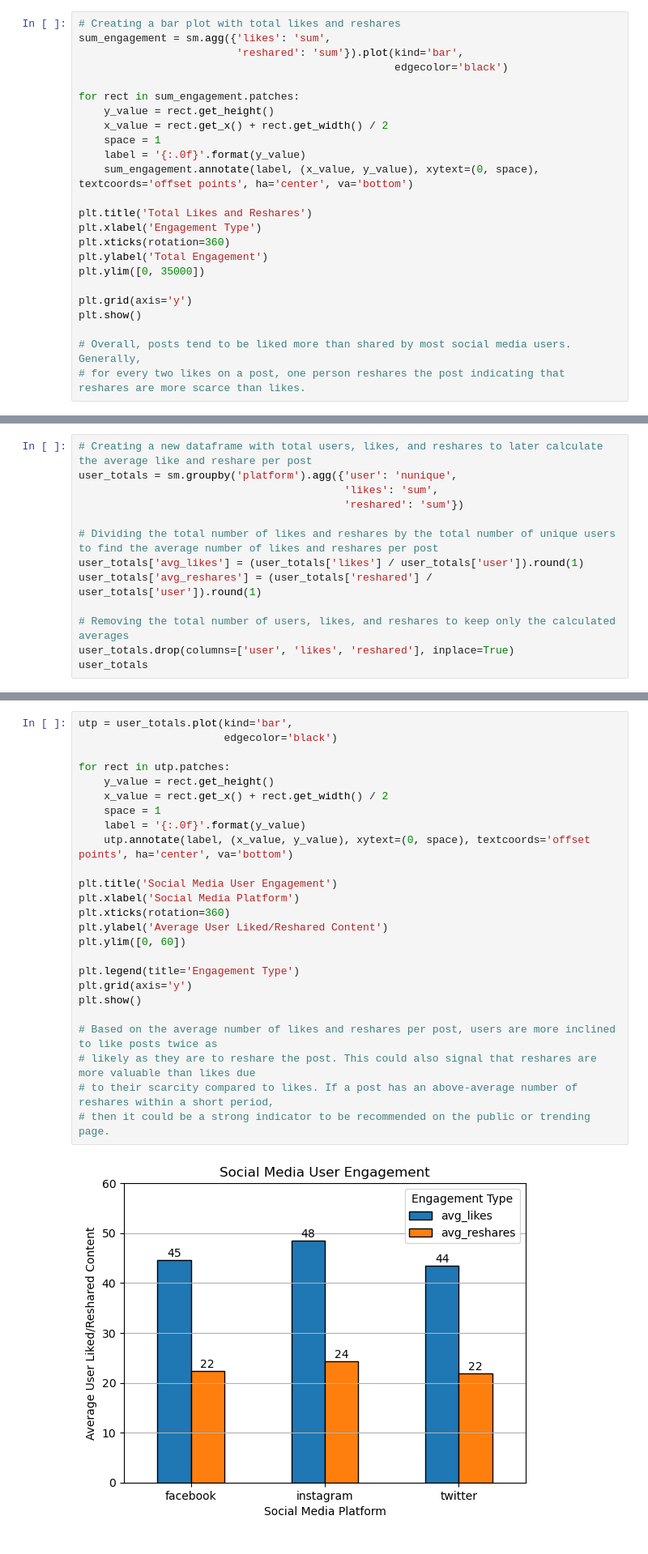
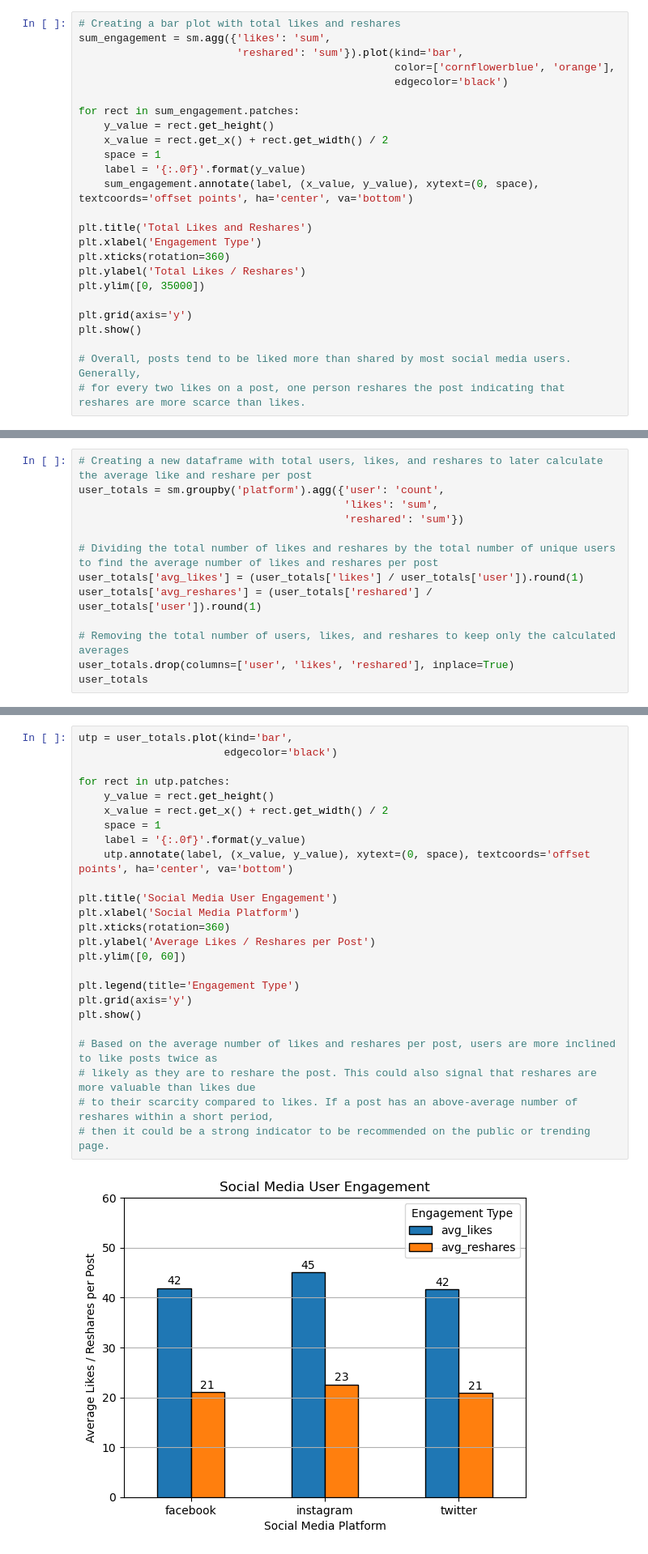
Before and after one commit to jasondo-da/Social_Media_Analysis, a Jupyter notebook: social_media_sentiments_analysis.ipynb, the cells around one changed output, grey strips where cells are left out. Shown at 81% size. Drawn from its saved outputs; the diff is of its cells as text.

```diff
--- a/social_media_sentiments_analysis.ipynb
+++ b/social_media_sentiments_analysis.ipynb
@@ -880,6 +885,7 @@ plt.show()
 # Creating a bar plot with total likes and reshares
 sum_engagement = sm.agg({'likes': 'sum',
                          'reshared': 'sum'}).plot(kind='bar',
+                                                  color=['cornflowerblue', 'orange'],
                                                   edgecolor='black')
 
 for rect in sum_engagement.patches:
@@ -892,7 +898,7 @@ for rect in sum_engagement.patches:
 plt.title('Total Likes and Reshares')
 plt.xlabel('Engagement Type')
 plt.xticks(rotation=360)
-plt.ylabel('Total Engagement')
+plt.ylabel('Total Likes / Reshares')
 plt.ylim([0, 35000])
 
 plt.grid(axis='y')
@@ -908,7 +914,7 @@ plt.show()
 #### Do social media users engage differently on each platform?
 # %%
 # Creating a new dataframe with total users, likes, and reshares to later calculate the average like and reshare per post
-user_totals = sm.groupby('platform').agg({'user': 'nunique',
+user_totals = sm.groupby('platform').agg({'user': 'count',
                                           'likes': 'sum',
                                           'reshared': 'sum'})
 
@@ -928,30 +934,30 @@ user_totals
 # %%
 utp = user_totals.plot(kind='bar',
                        edgecolor='black')
 
 for rect in utp.patches:
     y_value = rect.get_height()
     x_value = rect.get_x() + rect.get_width() / 2
     space = 1
     label = '{:.0f}'.format(y_value)
     utp.annotate(label, (x_value, y_value), xytext=(0, space), textcoords='offset points', ha='center', va='bottom')
 
 plt.title('Social Media User Engagement')
 plt.xlabel('Social Media Platform')
 plt.xticks(rotation=360)
-plt.ylabel('Average User Liked/Reshared Content')
+plt.ylabel('Average Likes / Reshares per Post')
 plt.ylim([0, 60])
 
 plt.legend(title='Engagement Type')
 plt.grid(axis='y')
 plt.show()
 
 # Based on the average number of likes and reshares per post, users are more inclined to like posts twice as
 # likely as they are to reshare the post. This could also signal that reshares are more valuable than likes due
 # to their scarcity compared to likes. If a post has an above-average number of reshares within a short period,
 # then it could be a strong indicator to be recommended on the public or trending page.
 # %% [output]
-[figure, old version]
+[figure, new version]
 # %% [markdown]
 [Back to Table of Contents](#back)
 # %% [markdown]
```
Also changed, not shown: parts of 20 cells of this notebook.
